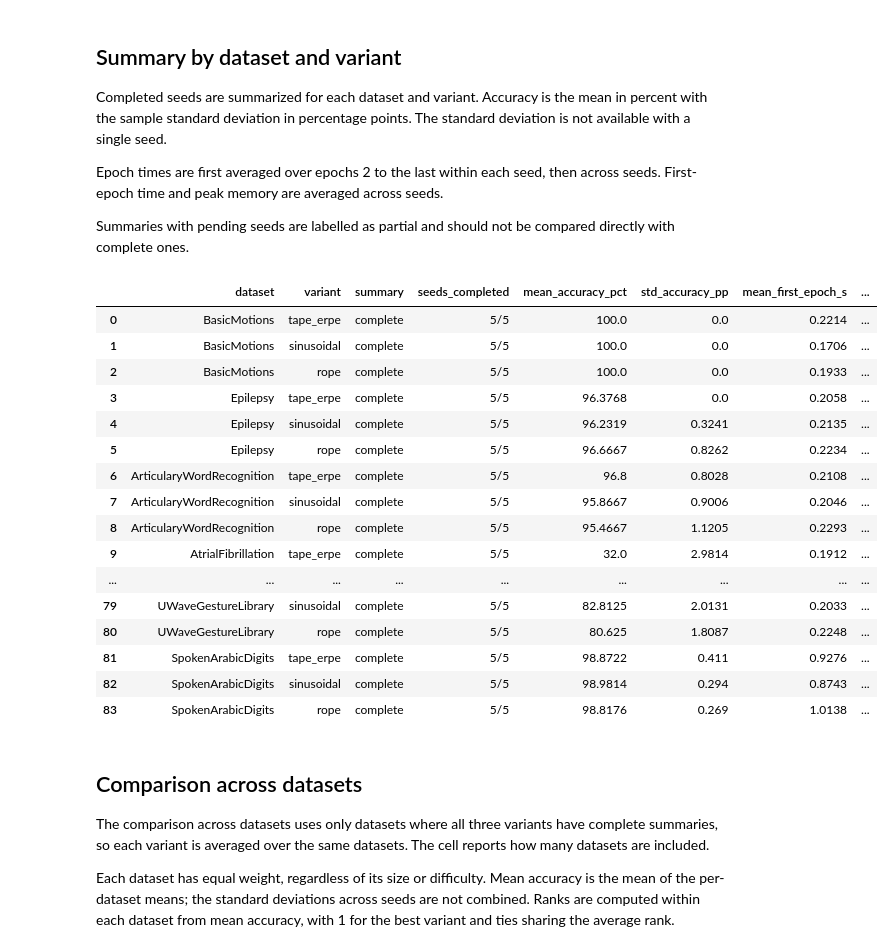
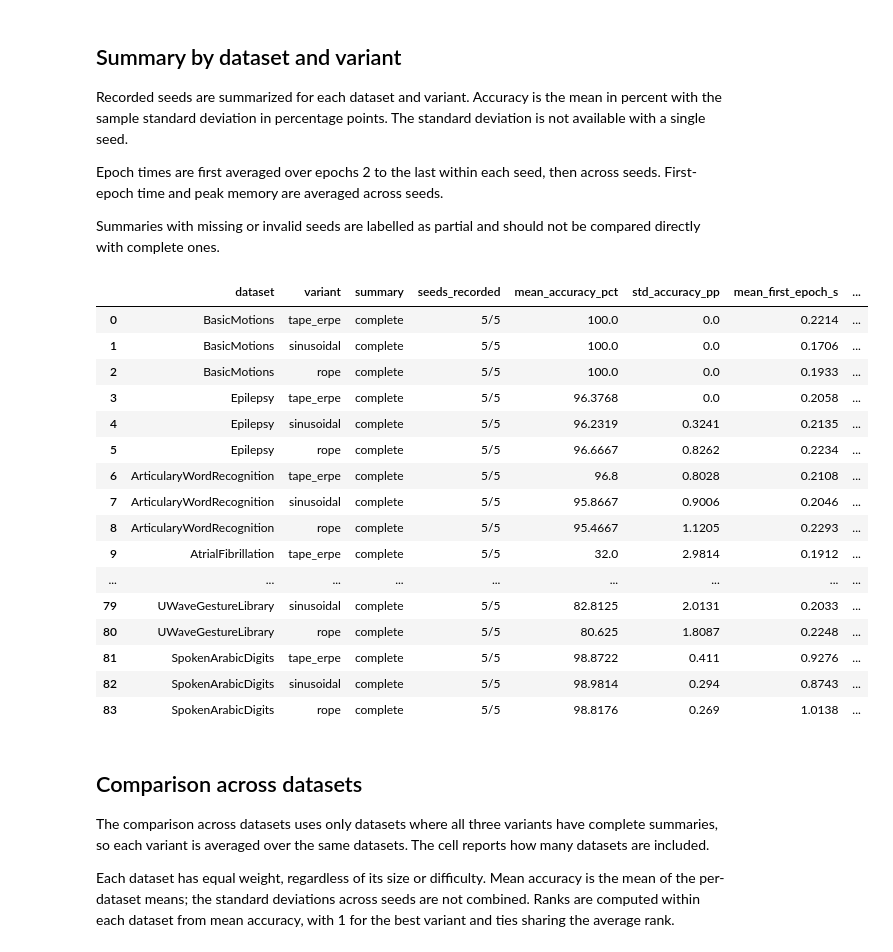
Before and after one commit to tyrerodr/convtran-reproduction, a Jupyter notebook: notebooks/04_positional_encoding_experiments.ipynb, the cells around one changed output. Saved outputs shown, nothing was run; the diff lists cells and outputs as text; code cells hidden in the pictures.

Commit message:
fix: make recorded experiments reproducible without local logs

```diff
--- a/notebooks/04_positional_encoding_experiments.ipynb
+++ b/notebooks/04_positional_encoding_experiments.ipynb
@@ -41,7 +43,7 @@ import sys
 import pandas as pd
 
 MODE = "benchmark"  # "pilot", "comparison" or "benchmark"
-RUN_TRAINING = True  # Set to True, then Run All, to train the selected mode.
+RUN_TRAINING = False  # Set to True, then Run All, to train the selected mode.
 COMPARISON_DATASET = "Handwriting"
 
 VARIANTS = ["tape_erpe", "sinusoidal", "rope"]
@@ -81,8 +83,9 @@ pinned = subprocess.check_output(
 checked_out = subprocess.check_output(
     ["git", "-C", str(UPSTREAM), "rev-parse", "HEAD"], text=True
 ).strip()
-upstream_changes = subprocess.check_output(
-    ["git", "-C", str(UPSTREAM), "status", "--porcelain"], text=True
+upstream_changes = subprocess.check_output(  # tracked files only; ignores __pycache__
+    ["git", "-C", str(UPSTREAM), "status", "--porcelain", "--untracked-files=no"],
+    text=True,
 ).strip()
 assert checked_out == pinned, f"Submodule at {checked_out}, pinned {pinned}"
 assert not upstream_changes, "The upstream submodule has local changes."
@@ -90,6 +93,7 @@ assert not upstream_changes, "The upstream submodule has local changes."
 sys.path.insert(0, str(ROOT / "scripts"))
 from run_baseline import read_result
 from run_positional_experiment import FIELDS, RESULTS_PATH, read_metrics, run_directory
+from recorded_runs import print_status, run_table, select_records
 
 def run_dir(dataset, variant, seed):
     return run_directory(
@@ -168,10 +172,13 @@ DATASETS = {
     "comparison": [COMPARISON_DATASET],
     "benchmark": BENCHMARK_DATASETS,
 }[MODE]
-for dataset in DATASETS:
-    for split in ("TRAIN", "TEST"):
-        path = DATA_ROOT / dataset / f"{dataset}_{split}.ts"
-        assert path.is_file(), f"Missing dataset file: {path}"
+if RUN_TRAINING:
+    for dataset in DATASETS:
+        for split in ("TRAIN", "TEST"):
+            path = DATA_ROOT / dataset / f"{dataset}_{split}.ts"
+            assert path.is_file(), f"Missing dataset file: {path}"
+else:
+    print("Raw TRAIN/TEST files are checked only when training is enabled.")
 
 plan = [
     (dataset, variant, seed)
@@ -388,44 +316,44 @@ Incomplete logs are kept. Inspect each log, then retry from the repository root:
 # %% [markdown]
 ## Summary by dataset and variant
 
-Completed seeds are summarized for each dataset and variant. Accuracy is the mean in percent with the sample standard deviation in percentage points. The standard deviation is not available with a single seed.
+Recorded seeds are summarized for each dataset and variant. Accuracy is the mean in percent with the sample standard deviation in percentage points. The standard deviation is not available with a single seed.
 
 Epoch times are first averaged over epochs 2 to the last within each seed, then across seeds. First-epoch time and peak memory are averaged across seeds.
 
-Summaries with pending seeds are labelled as partial and should not be compared directly with complete ones.
+Summaries with missing or invalid seeds are labelled as partial and should not be compared directly with complete ones.
 # %%
 summary_rows = []
 for dataset in DATASETS:
     for variant in VARIANTS:
         done = runs_table[
             (runs_table["dataset"] == dataset)
             & (runs_table["variant"] == variant)
-            & (runs_table["status"] == "complete")
+            & (runs_table["result"] == "recorded")
         ]
         completed = len(done)
         summary_rows.append({
             "dataset": dataset,
             "variant": variant,
             "summary": "complete" if completed == len(SEEDS) else "partial",
-            "seeds_completed": f"{completed}/{len(SEEDS)}",
+            "seeds_recorded": f"{completed}/{len(SEEDS)}",
             "mean_accuracy_pct": done["test_accuracy_pct"].mean(),
             "std_accuracy_pp": (
                 done["test_accuracy_pct"].std(ddof=1) if completed > 1 else None
             ),
             "mean_first_epoch_s": done["first_epoch_s"].mean(),
             "mean_later_epochs_s": done["later_epochs_mean_s"].mean(),
             "mean_peak_cuda_alloc_train_val_mib": (
                 done["peak_cuda_alloc_train_val_mib"].mean()
             ),
         })
 
 summary = pd.DataFrame(summary_rows)
 SUMMARY_NUMERIC = summary.columns[4:]
 summary[SUMMARY_NUMERIC] = summary[SUMMARY_NUMERIC].apply(pd.to_numeric)
 with pd.option_context("display.max_rows", None):
     display(as_available(summary.round(4)))
 # %% [output]
-|  | dataset | variant | summary | seeds_completed | mean_accuracy_pct | std_accuracy_pp | mean_first_epoch_s | ... |
+|  | dataset | variant | summary | seeds_recorded | mean_accuracy_pct | std_accuracy_pp | mean_first_epoch_s | ... |
 | 0 | BasicMotions | tape_erpe | complete | 5/5 | 100.0 | 0.0 | 0.2214 | ... |
 | 1 | BasicMotions | sinusoidal | complete | 5/5 | 100.0 | 0.0 | 0.1706 | ... |
 | 2 | BasicMotions | rope | complete | 5/5 | 100.0 | 0.0 | 0.1933 | ... |
```
Also changed, not shown: parts of 11 cells of this notebook, 8 other files.
